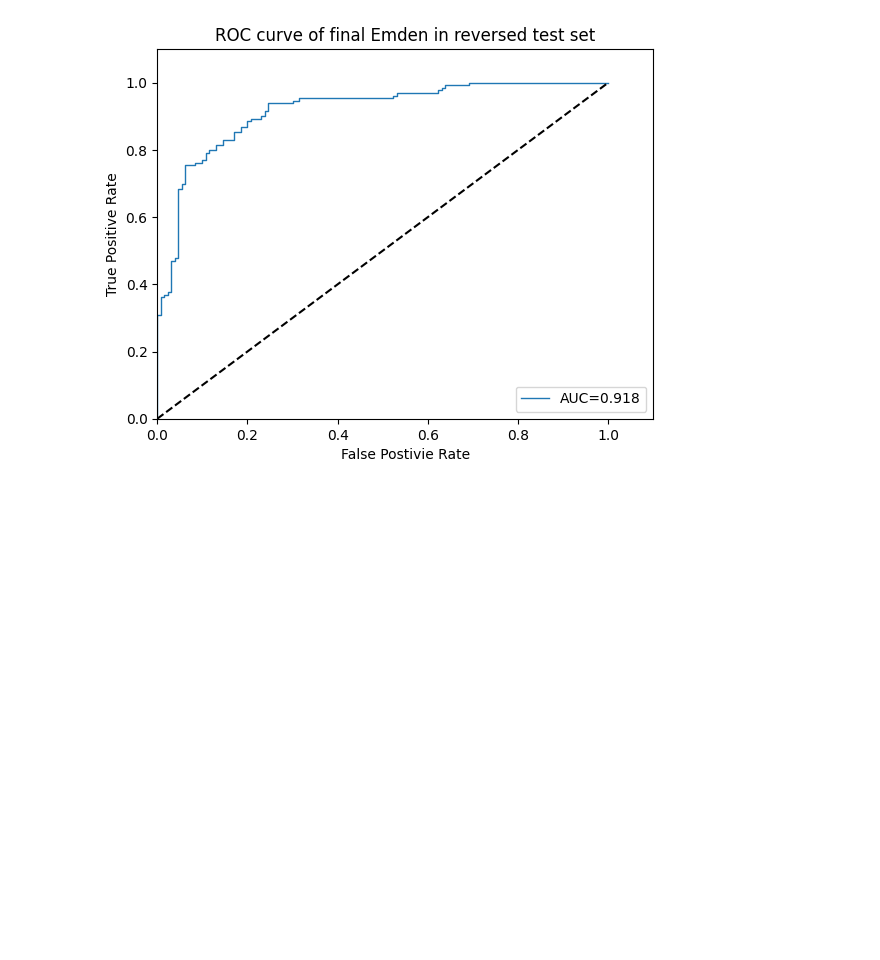
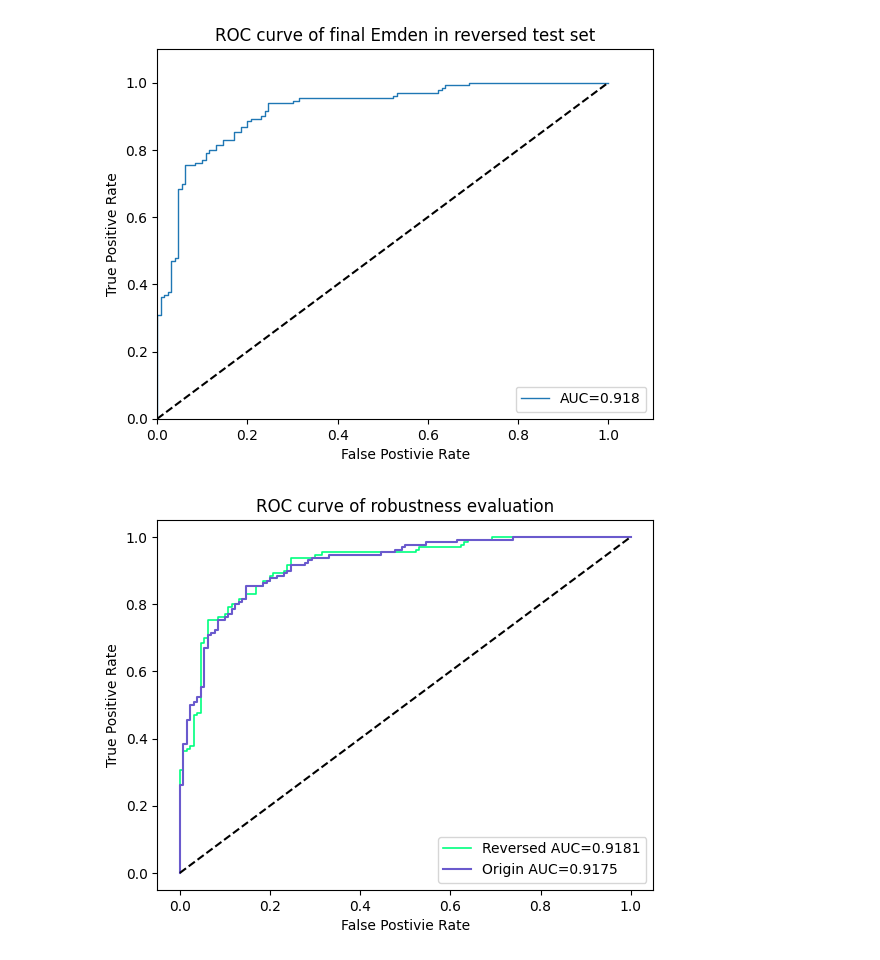
Before and after one commit to Liuzhe30/Emden, a Jupyter notebook: experiment/03-reverse-testset-analysis.ipynb, the cells around one changed output. Cells and saved outputs as stored; diff of their text form; code cells hidden in the pictures; blank space fills up the shorter version.

Commit message:
5fold & reverse evaluation

```diff
--- a/experiment/03-reverse-testset-analysis.ipynb
+++ b/experiment/03-reverse-testset-analysis.ipynb
@@ -63,16 +63,16 @@ prob = np.load(predpath + 'pred_prob.npy')
 raw = np.load(predpath + 'pred_raw.npy')
 
 y_one_hot = to_categorical(label)
-y_score_pro_list = []
+y_score_pro_list2 = []
 for j in range(prob.shape[0]):
-    y_score_pro_list.append([1-prob[j],prob[j]])
-y_score_pro = np.array(y_score_pro_list)
+    y_score_pro_list2.append([1-prob[j],prob[j]])
+y_score_pro2 = np.array(y_score_pro_list2)
 
 acc = accuracy_score(label, pred)
 precision = precision_score(label, pred)
 recall = recall_score(label, pred)
 f1 = f1_score(label, pred)
-fpr, tpr, thresholds = roc_curve(y_one_hot.ravel(),y_score_pro.ravel())
+fpr, tpr, thresholds = roc_curve(y_one_hot.ravel(),y_score_pro2.ravel())
 auc_value = auc(fpr, tpr)
 
 plt.plot(fpr, tpr, linewidth = 1,label='AUC=%.3f' % auc(fpr, tpr))
@@ -89,3 +89,18 @@ plt.show()
 # %% [output]
 ACC:  0.8307692307692308 Precision:  0.9113924050632911 Recall:  0.8275862068965517 F1:  0.8674698795180723 AUC:  0.9181065088757396
 [figure]
+# %%
+# merge ROC curve
+fpr, tpr, thresholds = roc_curve(y_one_hot.ravel(),y_score_pro.ravel())
+fpr2, tpr2, thresholds2 = roc_curve(y_one_hot.ravel(),y_score_pro2.ravel())
+plt.plot(fpr2, tpr2, linewidth = 1.2,label='Reversed AUC=0.9181', color='#00FF7F')
+plt.plot(fpr, tpr, linewidth = 1.5,label='Origin AUC=0.9175', color='#6A5ACD')
+plt.xlabel('False Postivie Rate')
+plt.ylabel('True Positive Rate')
+plt.legend(loc="lower right")
+plt.plot([0,1],[0,1], 'k--')
+plt.title('ROC curve of robustness evaluation')
+plt.savefig('images/robustness-evaluation.png',dpi=300)
+plt.show()
+# %% [output]
+[figure, added]
```
Also changed, not shown: 1 other file.
